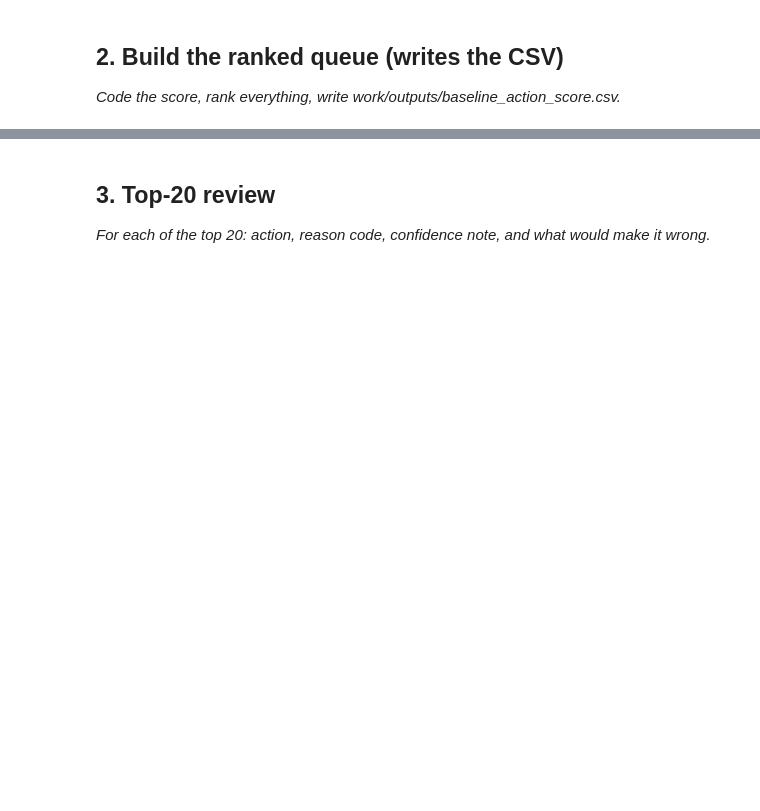
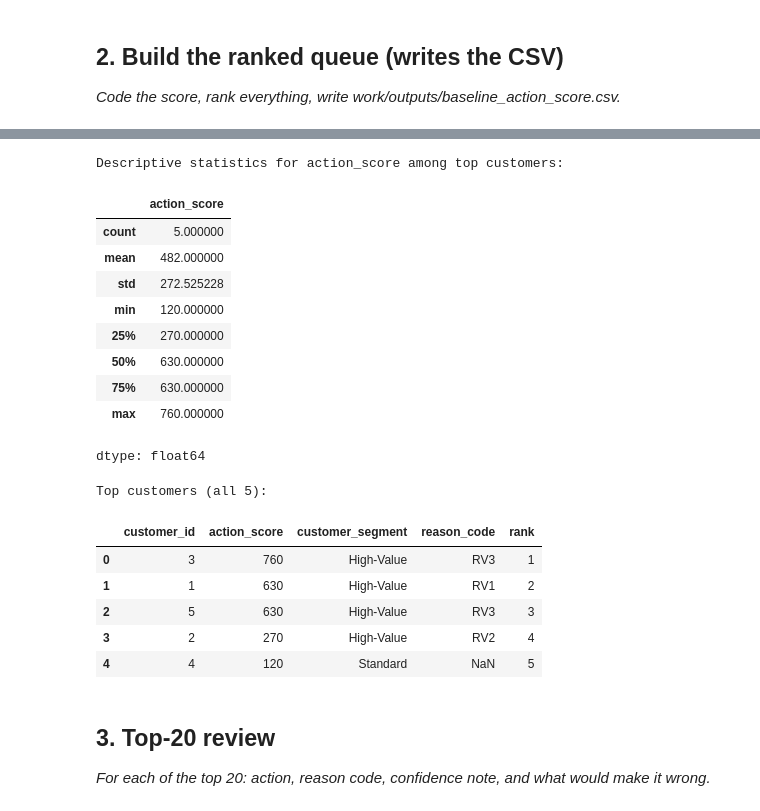
Before and after one commit to kunaaaaaal-cmd/ml-internship-starter, a Jupyter notebook: work/notebooks/w04_baseline_score.ipynb, the cells around one changed output, grey strips where cells are left out. Cells and saved outputs as stored; diff of their text form; code cells hidden in the pictures; blank space fills up the shorter version.

```diff
--- a/work/notebooks/w04_baseline_score.ipynb
+++ b/work/notebooks/w04_baseline_score.ipynb
@@ -23,3 +116,30 @@ This skeleton is yours to fill. Work the sections **in order** — each one has
+# %%
+# Display descriptive statistics for action_score in the top customers
+print("Descriptive statistics for action_score among top customers:")
+display(df_top_customers['action_score'].describe())
+
+# Display the top 5 customers again for quick reference
+print("Top customers (all 5):")
+display(df_top_customers)
+# %% [output]
+Descriptive statistics for action_score among top customers:
+|  | action_score |
+| count | 5.000000 |
+| mean | 482.000000 |
+| std | 272.525228 |
+| min | 120.000000 |
+| 25% | 270.000000 |
+| 50% | 630.000000 |
+| 75% | 630.000000 |
+| max | 760.000000 |
+dtype: float64
+Top customers (all 5):
+|  | customer_id | action_score | customer_segment | reason_code | rank |
+| 0 | 3 | 760 | High-Value | RV3 | 1 |
+| 1 | 1 | 630 | High-Value | RV1 | 2 |
+| 2 | 5 | 630 | High-Value | RV3 | 3 |
+| 3 | 2 | 270 | High-Value | RV2 | 4 |
+| 4 | 4 | 120 | Standard | NaN | 5 |
 # %% [markdown]
 ## 3. Top-20 review
 
```
Also changed, not shown: parts of 14 cells of this notebook.
